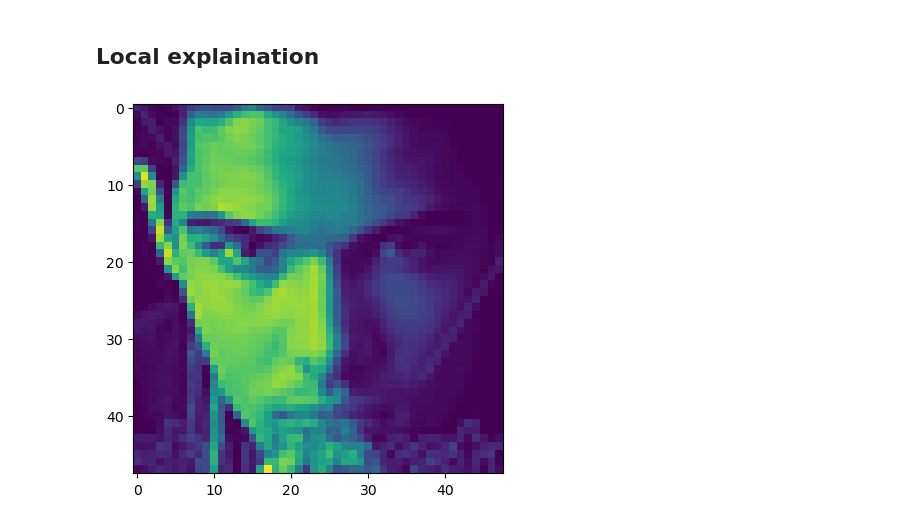
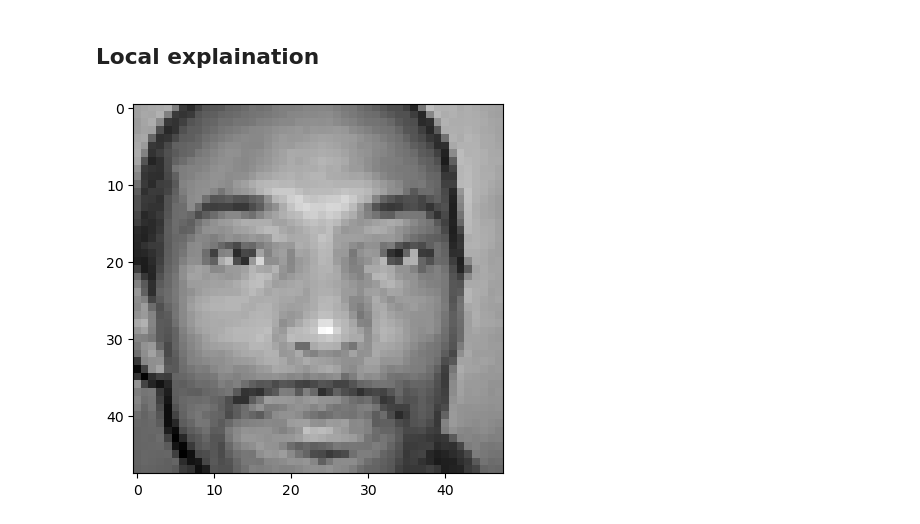
Before and after one commit to eirihoyh/ISLBBNN, a Jupyter notebook: examples/fer2013/lrt.ipynb, the cells around one changed output. Drawn from its saved outputs; the diff is of its cells as text; code cells hidden in the pictures.

```diff
--- a/examples/fer2013/lrt.ipynb
+++ b/examples/fer2013/lrt.ipynb
@@ -49,7 +49,7 @@ SAMPLES = 1
 
 
 #---------DATA------------
-df = pd.read_csv("../../../fer2013/icml_face_data.csv")
+df = pd.read_csv("../../../icml_face_data.csv")
 
 data = np.zeros((len(df), 48*48))
 for i in range(len(data)):
@@ -69,11 +69,11 @@ print(n,p,dim)
 n_classes = len(np.unique(y_original))
 multiclass = n_classes > 1
 
-BATCH_SIZE = int(n*0.8)
+BATCH_SIZE = int(n*0.8/10)
 TEST_BATCH_SIZE = int(n*0.10) # Would normally call this the "validation" part (will be used during training)
 VAL_BATCH_SIZE = int(n*0.10) # and this the "test" part (will be used after training)
 
-TRAIN_SIZE = int(n*0.80)
+TRAIN_SIZE = int(n*0.80/10)
 TEST_SIZE = int(n*0.10) # Would normally call this the "validation" part (will be used during training)
 VAL_SIZE = int(n*0.10) # and this the "test" part (will be used after training)
 
@@ -334,8 +329,8 @@ for c in range(n_classes):
 ## Local explaination
 # %%
 import matplotlib.pyplot as plt
-explain_this = train_data[96].reshape(-1,p)
-plt.imshow(train_data[96].reshape((48,48)))
+explain_this = train_data[200].reshape(-1,p)
+plt.imshow(train_data[200].reshape((48,48)), cmap="gray")
 plt.show()
 # %% [output]
-[figure, old version]
+[figure, new version]
```
Also changed, not shown: parts of 10 cells of this notebook, 5 other files.
